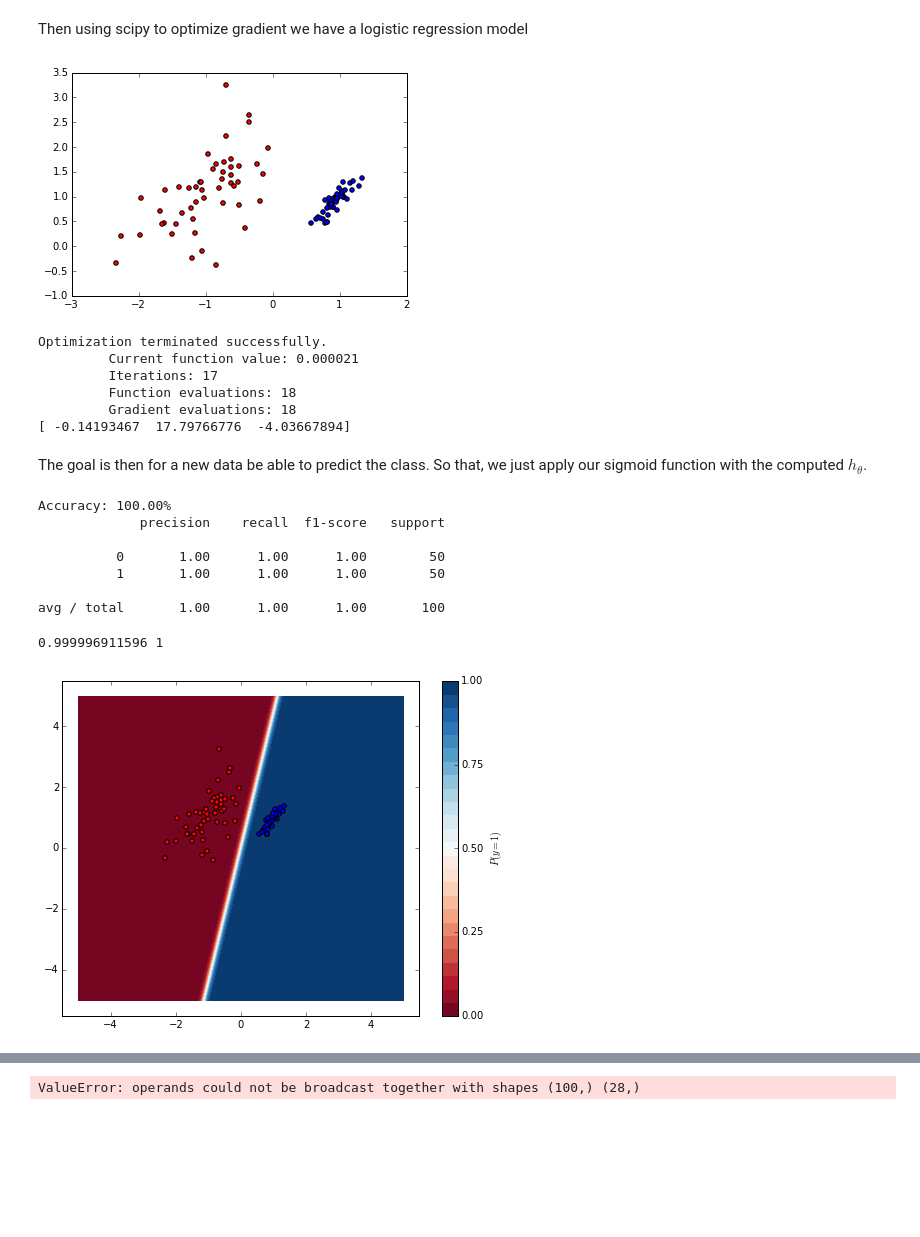
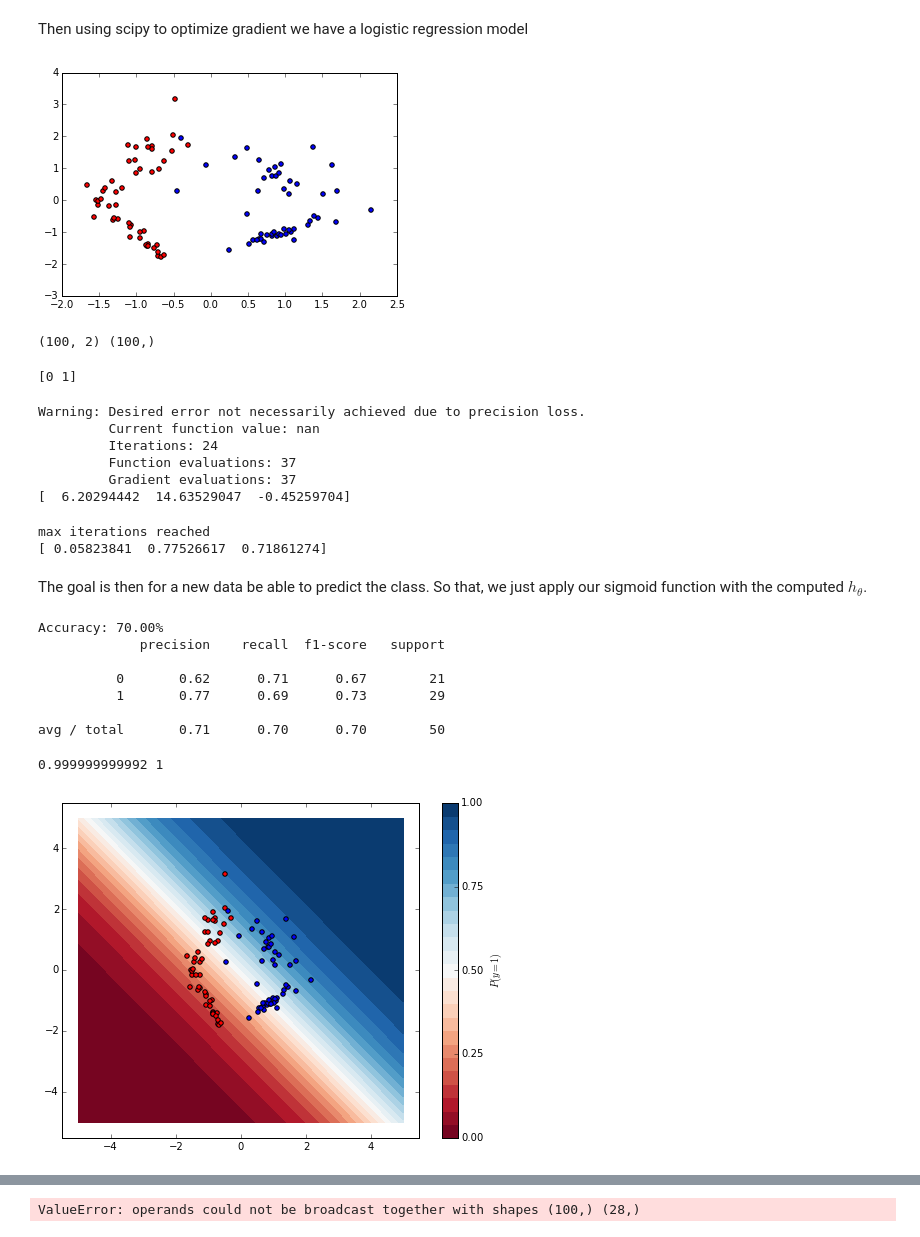
Before and after one commit to danilons/ml-course, a Jupyter notebook: class5-logistic_regression.ipynb, the cells around one changed output, grey strips where cells are left out. Cells and saved outputs as stored; diff of their text form; code cells hidden in the pictures; blank space fills up the shorter version.

```diff
--- a/class5-logistic_regression.ipynb
+++ b/class5-logistic_regression.ipynb
@@ -130,7 +136,7 @@ Then using scipy to optimize gradient we have a logistic regression model
 # %%
 # randomly generate a regression sample dataset
 X, y = make_classification(n_features=2, n_redundant=0, n_informative=2,
-                           random_state=1, n_clusters_per_class=1)
+                           random_state=1, n_clusters_per_class=2)
 
 class0 = np.where(y==0)[0]
 class1 = np.where(y==1)[0]
@@ -139,7 +145,15 @@ plt.scatter(X[class0, 0], X[class0, 1], c='r')
 plt.scatter(X[class1, 0], X[class1, 1], c='b')
 plt.show()
 # %% [output]
-[figure, old version]
+[figure, new version]
+# %%
+print X.shape, y.shape
+# %% [output]
+(100, 2) (100,)
+# %%
+print np.unique(y)
+# %% [output]
+[0 1]
 # %%
 theta = np.random.randn(X.shape[1] + 1)
 X_ =  np.append(np.ones((X.shape[0], 1)), X, axis=1)
@@ -147,17 +161,48 @@ X_ =  np.append(np.ones((X.shape[0], 1)), X, axis=1)
 # Minimize a function using the BFGS algorithm
 # cost   = objective function
 # theta  = initial guess
-# fprime = gradiente function
+# fprime = gradient function
 opt_theta = opt.fmin_bfgs(cost, theta, fprime=grad, args=(X_, y))
 
 print opt_theta
 # %% [output]
-Optimization terminated successfully.
-         Current function value: 0.000021
-         Iterations: 17
-         Function evaluations: 18
-         Gradient evaluations: 18
-[ -0.14193467  17.79766776  -4.03667894]
+Warning: Desired error not necessarily achieved due to precision loss.
+         Current function value: nan
+         Iterations: 24
+         Function evaluations: 37
+         Gradient evaluations: 37
+[  6.20294442  14.63529047  -0.45259704]
+# %%
+def gradient_descent(x, y, alpha=0.01, iterations=1000, stop=0.0001):
+    m = len(x)
+
+    gradient = []
+
+    a = np.ones(shape=(len(x), 1))
+    x_ = np.hstack((a, x))
+    theta = np.random.rand(x_.shape[1])
+    initial_loss = cost(theta, x_, y) # np.sum((np.sum(theta * x_, axis=1) - y) ** 2)
+
+    for n in xrange(24):
+        g = grad(theta, x_, y) # (1/m) * ((np.sum(theta * x_, axis=1) - y) * x_.T).sum(axis=1)
+        theta = theta - alpha * g
+        loss = cost(theta, x_, y) # np.sum((np.sum(theta * x_, axis=1) - y) ** 2)
+
+        if np.abs(initial_loss - loss) <= stop:
+            print 'converged with {} iterations'.format(n)
+            return theta, gradient
+
+        initial_loss = loss
+        gradient.append([n, initial_loss])
+
+    print 'max iterations reached'
+    return theta, gradient
+# %%
+grad_theta, g = gradient_descent(X, y)
+print grad_theta
+# %% [output]
+max iterations reached
+[ 0.05823841  0.77526617  0.71861274]
 # %% [markdown]
 The goal is then for a new data be able to predict the class. So that,
 we just apply our sigmoid function with the computed $h_{\theta}$.
@@ -166,19 +211,20 @@ def predict(theta, X):
     h = sigmoid(np.dot(X, theta))
     return h > 0.5
 # %%
-y_true = y
-y_pred = predict(opt_theta, X_)
+y_true = y[50:]
+# y_pred = predict(opt_theta, X_[50:])
+y_pred = predict(grad_theta, X_[50:])
 
 print 'Accuracy: {:.2f}%'.format(100 * accuracy_score(y_true, y_pred))
 print classification_report(y_true, y_pred)
 # %% [output]
-Accuracy: 100.00%
+Accuracy: 70.00%
              precision    recall  f1-score   support
 
-          0       1.00      1.00      1.00        50
-          1       1.00      1.00      1.00        50
+          0       0.62      0.71      0.67        21
+          1       0.77      0.69      0.73        29
 
-avg / total       1.00      1.00      1.00       100
+avg / total       0.71      0.70      0.70        50
 # %%
 def predict_proba(theta, x):
     return sigmoid(theta[0] + x.dot(theta[1:].T))
@@ -186,24 +232,24 @@ def predict_proba(theta, x):
 # %%
 print predict_proba(opt_theta, X)[0], y[0]
 # %% [output]
-0.999996911596 1
+0.999999999992 1
 # %%
 xx, yy = np.mgrid[-5:5:.01, -5:5:.01]
 grid = np.c_[xx.ravel(), yy.ravel()]
-probs = predict_proba(opt_theta, grid).reshape(xx.shape)
+probs = predict_proba(grad_theta, grid).reshape(xx.shape)
 
 f, ax = plt.subplots(figsize=(8, 6))
 contour = ax.contourf(xx, yy, probs, 25, cmap="RdBu",
                       vmin=0, vmax=1)
 ax_c = f.colorbar(contour)
 ax_c.set_label("$P(y = 1)$")
 ax_c.set_ticks([0, .25, .5, .75, 1])
 
 ax.scatter(X[class0, 0], X[class0, 1], c='r')
 ax.scatter(X[class1, 0], X[class1, 1], c='b')
 plt.show()
 # %% [output]
-[figure, old version]
+[figure, new version]
 # %%
 def map_feature(x1, x2):
     """
```
Also changed, not shown: parts of 3 cells of this notebook, 1 other file.
